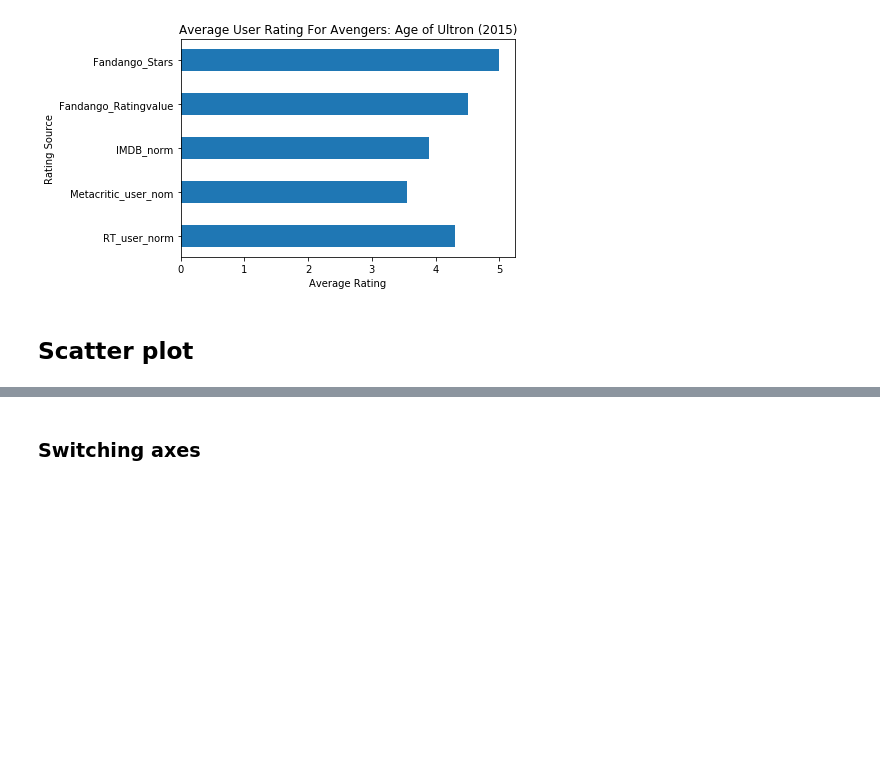
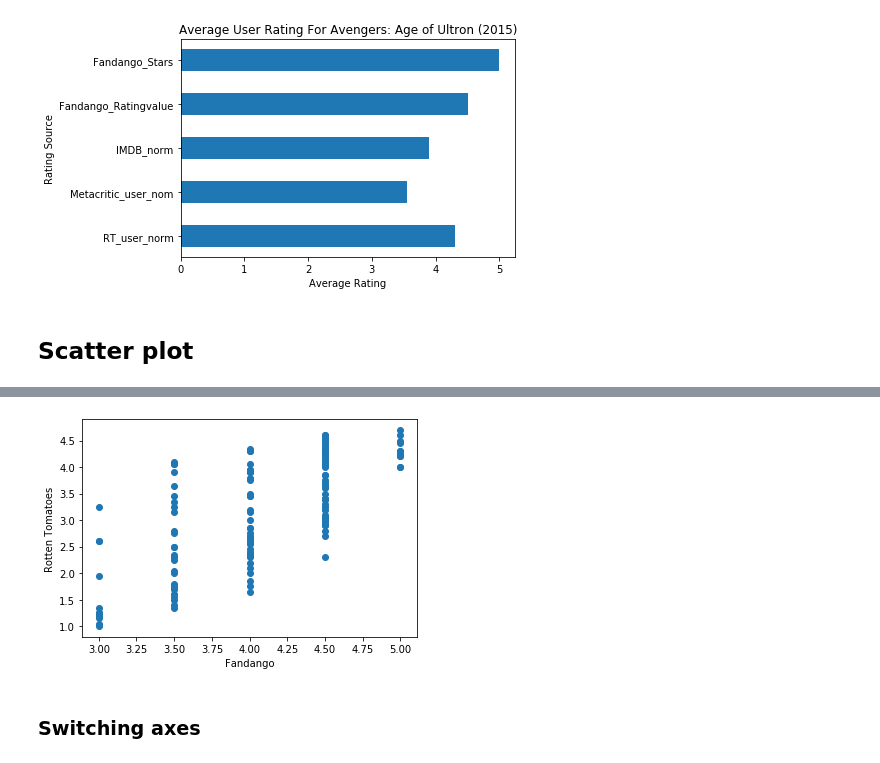
Before and after one commit to kbreberc/analitika-podatkov, a Jupyter notebook: Del_05_Prikazovanje_podatkov_osnovno/05_Prikazovanje_podatkov_osnovno_CLEAN.ipynb, the cells around one changed output, grey strips where cells are left out. Drawn from its saved outputs; the diff is of its cells as text; code cells hidden in the pictures; blank space fills up the shorter version.

```diff
--- a/Del_05_Prikazovanje_podatkov_osnovno/05_Prikazovanje_podatkov_osnovno_CLEAN.ipynb
+++ b/Del_05_Prikazovanje_podatkov_osnovno/05_Prikazovanje_podatkov_osnovno_CLEAN.ipynb
@@ -397,12 +397,14 @@ plt.show()
 # %%
 fig, ax = plt.subplots()
 
-
+ax.scatter(norm_reviews['Fandango_Stars'], norm_reviews['RT_user_norm'])
 
 
 ax.set_xlabel("Fandango")
 ax.set_ylabel("Rotten Tomatoes")
 plt.show()
+# %% [output]
+[figure, added]
 # %% [markdown]
 ### Switching axes
 # %%
```
Also changed, not shown: parts of 13 cells of this notebook, 35 other files.
